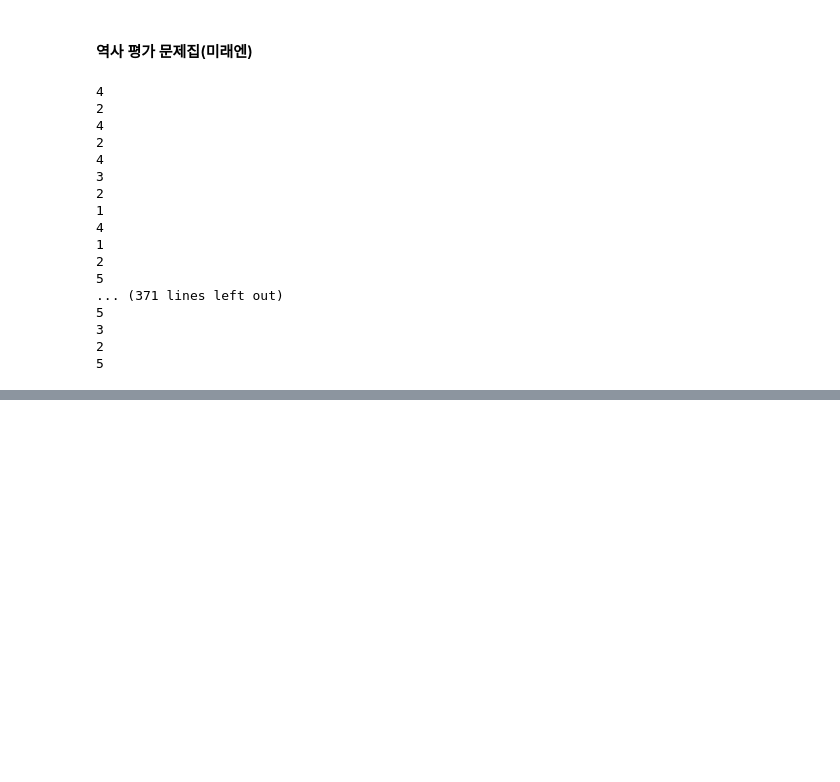
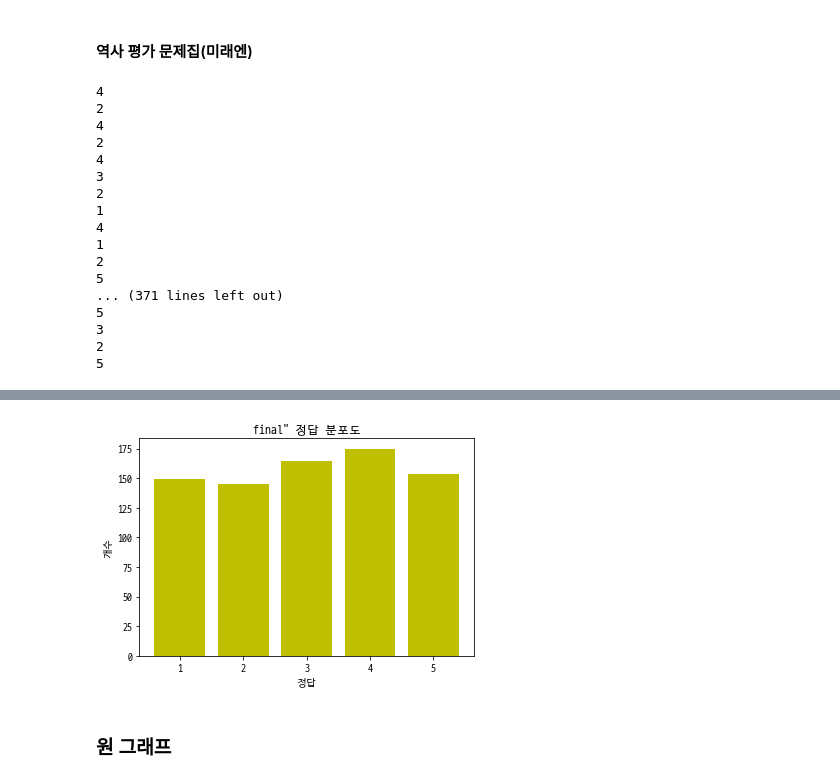
Before and after one commit to gunwoo07/SchoolEDA, a Jupyter notebook: TestAnswers/main.ipynb, the cells around one changed output, grey strips where cells are left out. Saved outputs shown, nothing was run; the diff lists cells and outputs as text; code cells hidden in the pictures; blank space fills up the shorter version.

```diff
--- a/TestAnswers/main.ipynb
+++ b/TestAnswers/main.ipynb
@@ -126,3 +129,6 @@ for i in range(len(answers)):
 3
 2
 5
+# %%
+data = count(answers)
+print(data)
@@ -128,0 +141,10 @@ for i in range(len(answers)):
+# %%
+predata = data
+# %%
+# read data
+with open('역사 자습서(미래엔)', 'r') as f:
+    answers = f.read().split('\n')
+
+for i in range(len(answers)):
+    answers[i] = int(answers[i])
+    print(answers[i])
@@ -129,2 +169,12 @@ for i in range(len(answers)):
 # %%
 data = count(answers)
+# %%
+final = {}
+for i in range(5):
+    final[f'{i + 1}'] = predata[f'{i + 1}'] + data[f'{i + 1}']
+# %%
+draw(final, 'final"')
+# %% [output]
+[figure, added]
+# %% [markdown]
+### 원 그래프
```
Also changed, not shown: parts of 12 cells of this notebook, 4 other files.
